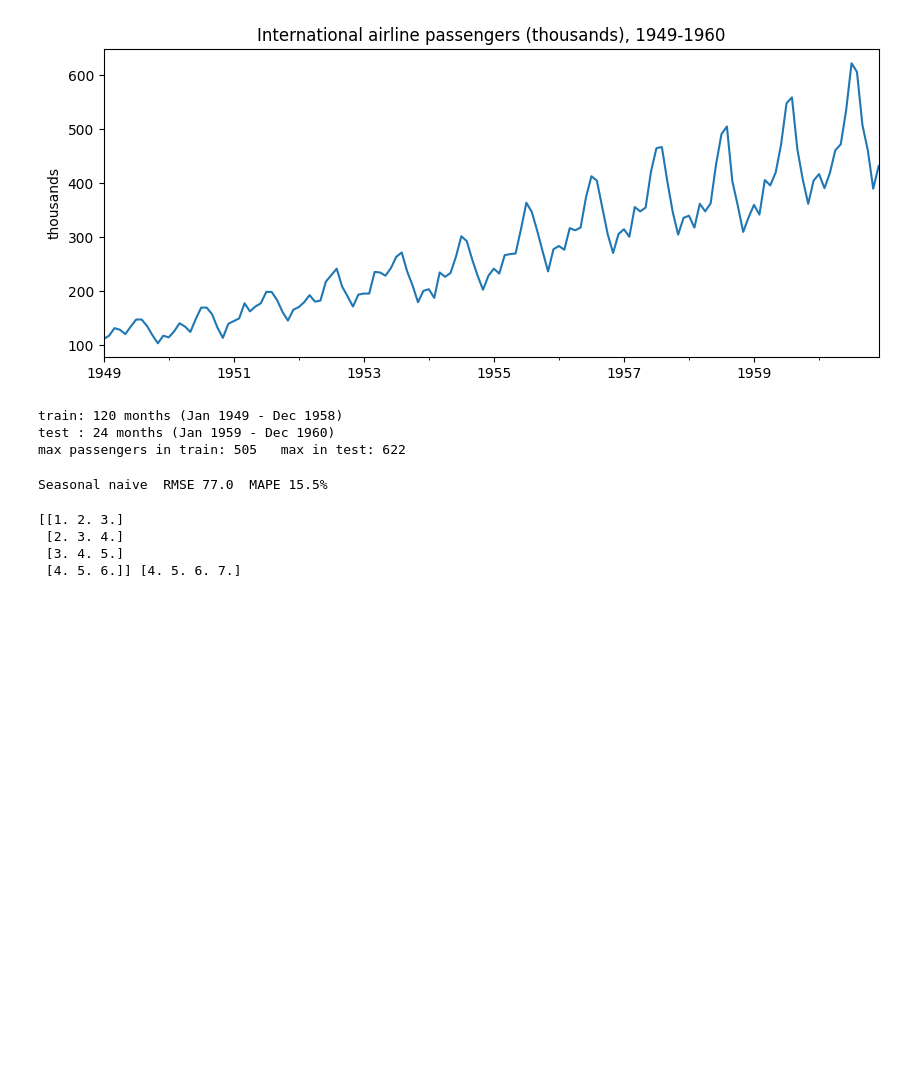
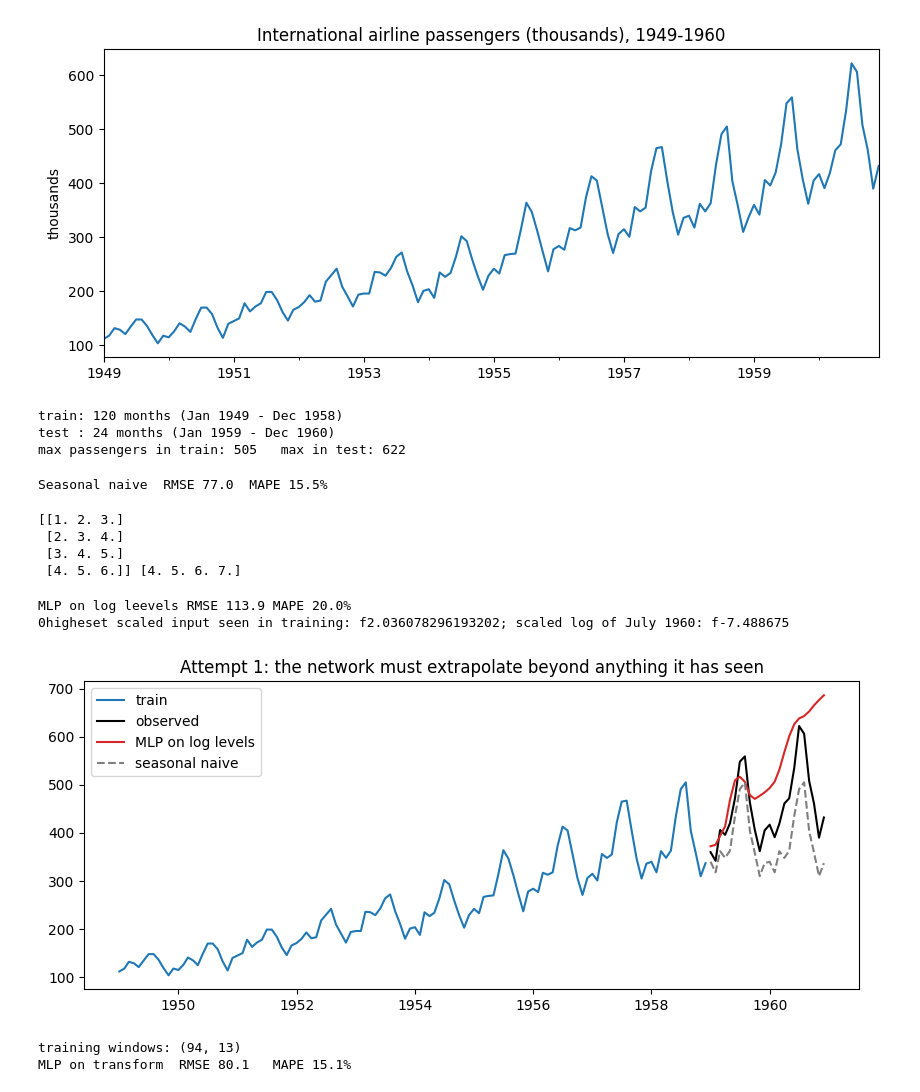
Before and after one commit to Forgottenpet/Modulo1-Notebooks2, a Jupyter notebook: Notebook5.ipynb, the cells around one changed output. Saved outputs shown, nothing was run; the diff lists cells and outputs as text; code cells hidden in the pictures; blank space fills up the shorter version.

```diff
--- a/Notebook5.ipynb
+++ b/Notebook5.ipynb
@@ -80,3 +80,57 @@ print(X_demo, t_demo)          # [1 2 3] -> 4, [2 3 4] -> 5, ...
  [2. 3. 4.]
  [3. 4. 5.]
  [4. 5. 6.]] [4. 5. 6. 7.]
+# %%
+p = 12
+L = np.log(y.values)
+Ltr = L[:len(train)]
+m, s = Ltr.mean(), Ltr.std()
+Xtr, ttr = make_windows((Ltr - m) / s, p)
+
+mlp_levels = MLPRegressor(hidden_layer_sizes=(32,), activation='relu', alpha=1e-3, max_iter=5000, random_state=0)
+mlp_levels.fit(Xtr, ttr)
+f_scaled = recursive_forecast(mlp_levels, (Ltr - m) / s, p, H)
+f_levels = np.exp(f_scaled * s + m)
+results['MLP on log levels'] = (rmse(f_levels, test), mape(f_levels, test))
+print('MLP on log leevels RMSE %.1f MAPE %.1f%%' % results['MLP on log levels'])
+print(f'0higheset scaled input seen in training: f{Xtr.max()}; scaled log of July 1960: f{L[-6] - m / s:-2f}')
+
+plt.plot(train.index, train, label='train')
+plt.plot(test.index, test, 'k', label='observed')
+plt.plot(test.index, f_levels, 'C3', label='MLP on log levels')
+plt.plot(test.index, snaive, 'C7--', label='seasonal naive')
+plt.legend(); plt.title('Attempt 1: the network must extrapolate beyond anything it has seen'); plt.show()
+# %% [output]
+MLP on log leevels RMSE 113.9 MAPE 20.0%
+0higheset scaled input seen in training: f2.036078296193202; scaled log of July 1960: f-7.488675
+[figure, added]
+# %%
+def z_of(Lser):                                   # (1 - B)(1 - B^12) log y, defined from t = 13
+    Lser = np.asarray(Lser, float)
+    return Lser[13:] - Lser[12:-1] - Lser[1:-12] + Lser[:-13]
+
+def undo(z_future, L_hist):
+    """Rebuild log levels month by month from forecast z and the observed history."""
+    Lh = list(L_hist)
+    for zt in z_future:
+        Lh.append(zt + Lh[-1] + Lh[-12] - Lh[-13])
+    return np.array(Lh[len(L_hist):])
+
+p = 13
+ztr = z_of(Ltr)                                   # 107 values, training months only
+mz, sz = ztr.mean(), ztr.std()
+Xz, tz = make_windows((ztr - mz) / sz, p)
+print('training windows:', Xz.shape)
+
+def mlp_forecast(seed):
+    net = MLPRegressor(hidden_layer_sizes=(32,), activation='relu', alpha=1e-3, max_iter=5000, random_state=seed)
+    net.fit(Xz, tz)
+    zf = recursive_forecast(net, (ztr - mz) / sz, p, H) * sz + mz
+    return np.exp(undo(zf, Ltr))
+
+f_mlp = mlp_forecast(0)
+results['MLP on transform'] = (rmse(f_mlp, test), mape(f_mlp, test))
+print('MLP on transform  RMSE %.1f   MAPE %.1f%%' % results['MLP on transform'])
+# %% [output]
+training windows: (94, 13)
+MLP on transform  RMSE 80.1   MAPE 15.1%
```
Also changed, not shown: parts of 3 cells of this notebook.
